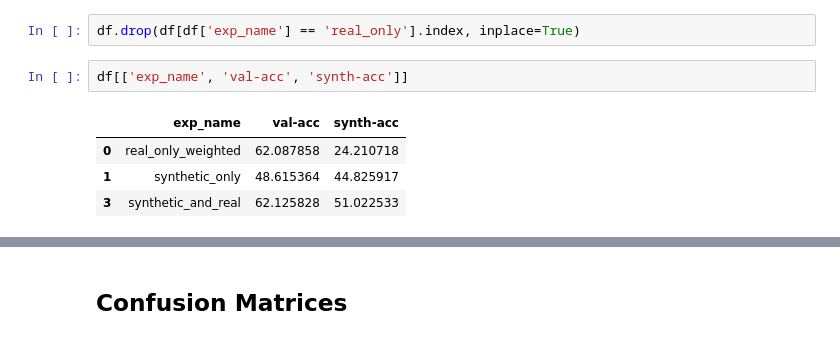
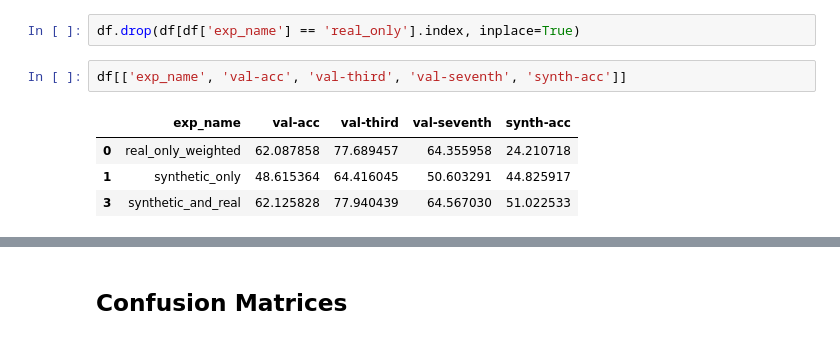
Before and after one commit to PierreRL/AutomaticChordRecognition, a Jupyter notebook: notebooks/experiments/11. Synthetic Data.ipynb, the cells around one changed output, grey strips where cells are left out. Cells and saved outputs as stored; diff of their text form.

Commit message:
update synth analysis to be more convincing of promise

```diff
--- a/notebooks/experiments/11. Synthetic Data.ipynb
+++ b/notebooks/experiments/11. Synthetic Data.ipynb
@@ -54,9 +54,9 @@ df = pd.DataFrame(rows)
 # %%
 df.drop(df[df['exp_name'] == 'real_only'].index, inplace=True)
 # %%
-df[['exp_name', 'val-acc', 'synth-acc']]
+df[['exp_name', 'val-acc', 'val-third', 'val-seventh', 'synth-acc']]
 # %% [output]
-|  | exp_name | val-acc | synth-acc |
-| 0 | real_only_weighted | 62.087858 | 24.210718 |
-| 1 | synthetic_only | 48.615364 | 44.825917 |
-| 3 | synthetic_and_real | 62.125828 | 51.022533 |
+|  | exp_name | val-acc | val-third | val-seventh | synth-acc |
+| 0 | real_only_weighted | 62.087858 | 77.689457 | 64.355958 | 24.210718 |
+| 1 | synthetic_only | 48.615364 | 64.416045 | 50.603291 | 44.825917 |
+| 3 | synthetic_and_real | 62.125828 | 77.940439 | 64.567030 | 51.022533 |
```
Also changed, not shown: parts of 1 cell of this notebook, 2 other files.
